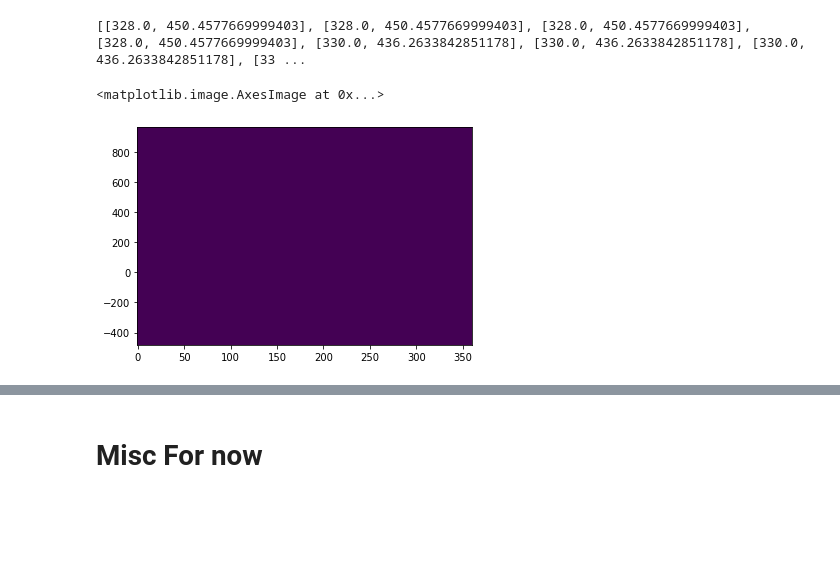
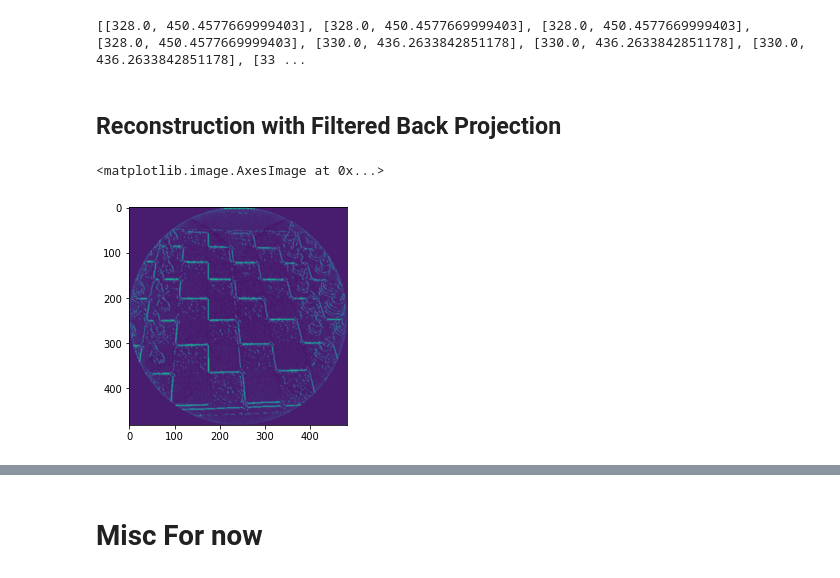
Before and after one commit to SamRapier/DigitisingChess, a Jupyter notebook: ChessBoardGridSegmentation.ipynb, the cells around one changed output, grey strips where cells are left out. Cells and saved outputs as stored; diff of their text form; code cells hidden in the pictures; blank space fills up the shorter version.

```diff
--- a/ChessBoardGridSegmentation.ipynb
+++ b/ChessBoardGridSegmentation.ipynb
@@ -504,6 +506,8 @@ for i in range(len(greenPeaks)):
 print(greenPeakCoords)
 # %% [output]
 [[328.0, 450.4577669999403], [328.0, 450.4577669999403], [328.0, 450.4577669999403], [328.0, 450.4577669999403], [330.0, 436.2633842851178], [330.0, 436.2633842851178], [330.0, 436.2633842851178], [33 ...
+# %% [markdown]
+## Reconstruction with Filtered Back Projection
 # %%
 from skimage.transform import iradon
 
@@ -514,8 +518,8 @@ reconstruction_fbp = iradon(sinogram, theta=theta2, filter_name='cosine')
 # error = reconstruction_fbp - img_canny
 # print(f'FBP rms reconstruction error: {np.sqrt(np.mean(error**2)):.3g}')
 # %%
-# plt.imshow(reconstruction_fbp)
+plt.imshow(reconstruction_fbp)
 # plt.imshow(reconstruction_fbp, vmin=0,vmax=255, extent=(-dx, 360.0 + dx, -dy, sinogram.shape[0] + dy), aspect='auto')
 # %% [output]
 <matplotlib.image.AxesImage at 0x...>
-[figure, old version]
+[figure, new version]
```
Also changed, not shown: parts of 4 cells of this notebook.
